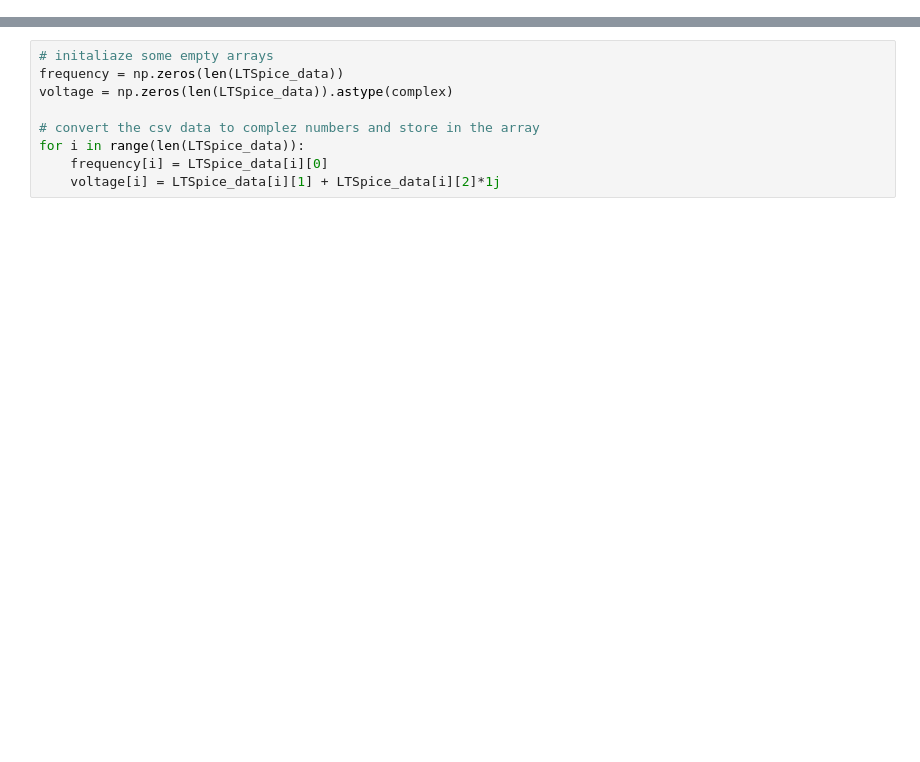
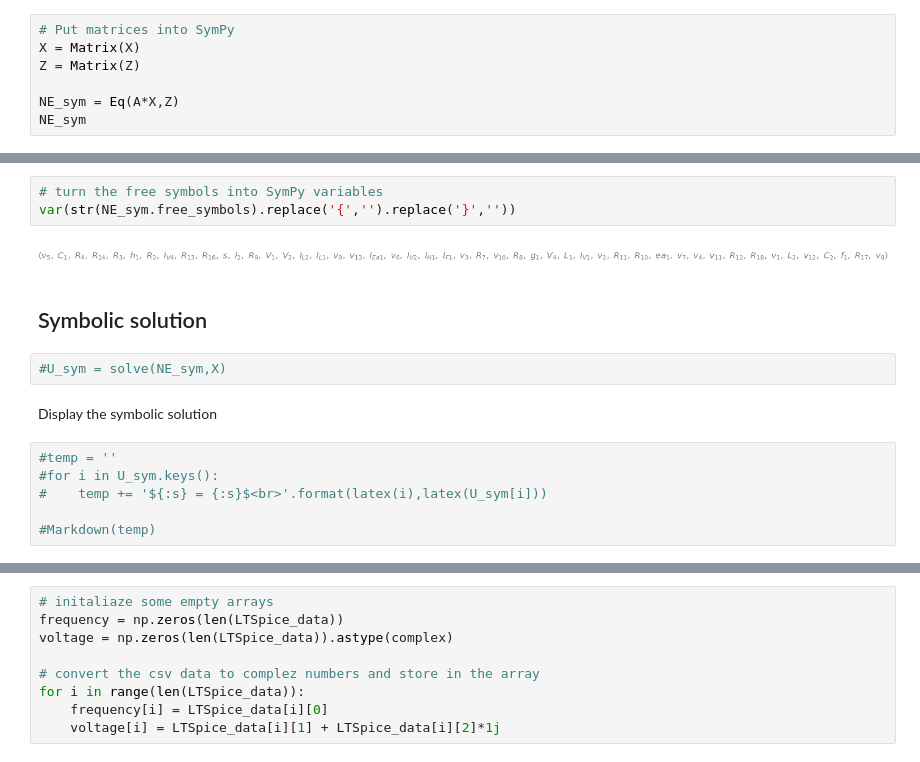
Before and after one commit to Tiburonboy/Symbolic-Modified-Nodal-Analysis-using-Python, a Jupyter notebook: backup/test_5.ipynb, the cells around one changed output, grey strips where cells are left out. Drawn from its saved outputs; the diff is of its cells as text; blank space fills up the shorter version.

```diff
--- a/backup/test_5.ipynb
+++ b/backup/test_5.ipynb
@@ -280,0 +186,7 @@ os.chdir('/home/jeff32/Documents/JupyterLab/Node Analysis/')
+# %%
+# Put matrices into SymPy
+X = Matrix(X)
+Z = Matrix(Z)
+
+NE_sym = Eq(A*X,Z)
+NE_sym
@@ -280,0 +195,17 @@ os.chdir('/home/jeff32/Documents/JupyterLab/Node Analysis/')
+# %%
+# turn the free symbols into SymPy variables
+var(str(NE_sym.free_symbols).replace('{','').replace('}',''))
+# %% [output]
+[figure, added]
+# %% [markdown]
+## Symbolic solution
+# %%
+#U_sym = solve(NE_sym,X)
+# %% [markdown]
+Display the symbolic solution
+# %%
+#temp = ''
+#for i in U_sym.keys():
+#    temp += '${:s} = {:s}$<br>'.format(latex(i),latex(U_sym[i]))
+
+#Markdown(temp)
```
Also changed, not shown: parts of 65 cells of this notebook, 15 other files.
